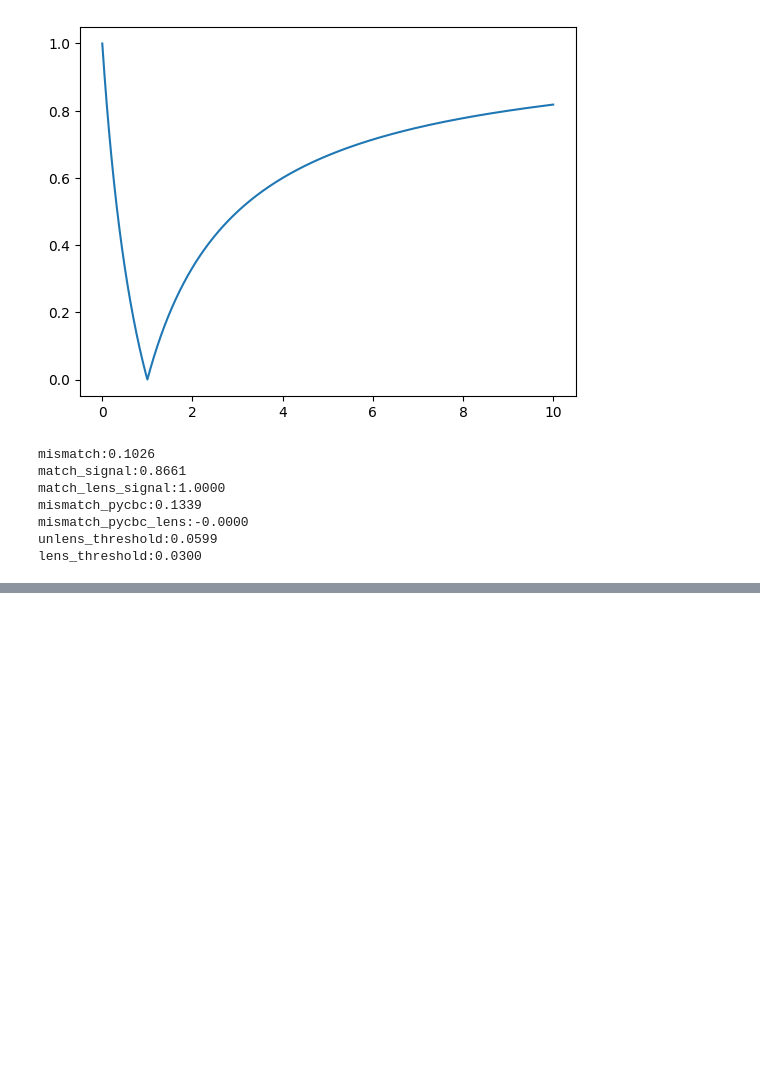
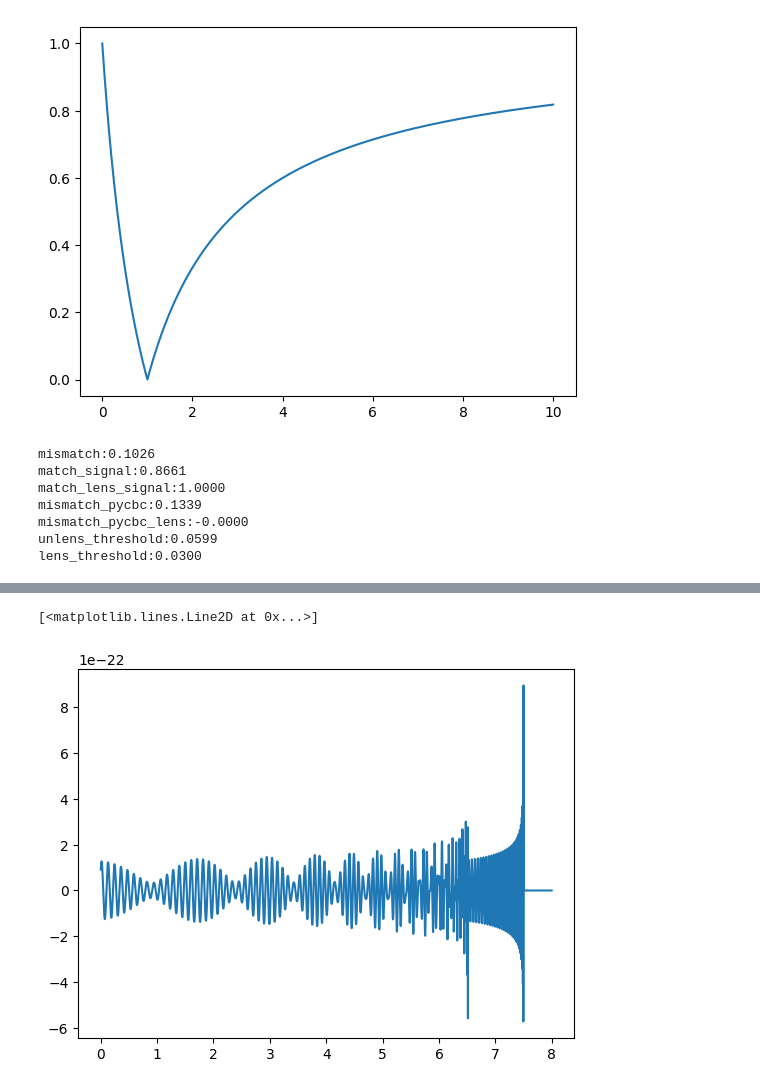
Before and after one commit to WeiQYU/PSO_change, a Jupyter notebook: Main/PSO_GPU/generate_ligo/GW_generate.ipynb, the cells around one changed output, grey strips where cells are left out. Cells and saved outputs as stored; diff of their text form; code cells hidden in the pictures; blank space fills up the shorter version.

```diff
--- a/Main/PSO_GPU/generate_ligo/GW_generate.ipynb
+++ b/Main/PSO_GPU/generate_ligo/GW_generate.ipynb
@@ -459,0 +553,11 @@ plt.plot(t,h_lens)
+# %%
+data = scio.loadmat('data.mat')
+noise_data = scio.loadmat('noise.mat')
+data_all = data['data'][0]
+noise = noise_data['noise'][0]
+data_only_signal = data_all - noise
+
+plt.plot(t,data_only_signal)
+# %% [output]
+[<matplotlib.lines.Line2D at 0x...>]
+[figure, added]
```
Also changed, not shown: parts of 3 cells of this notebook, 10 other files.
